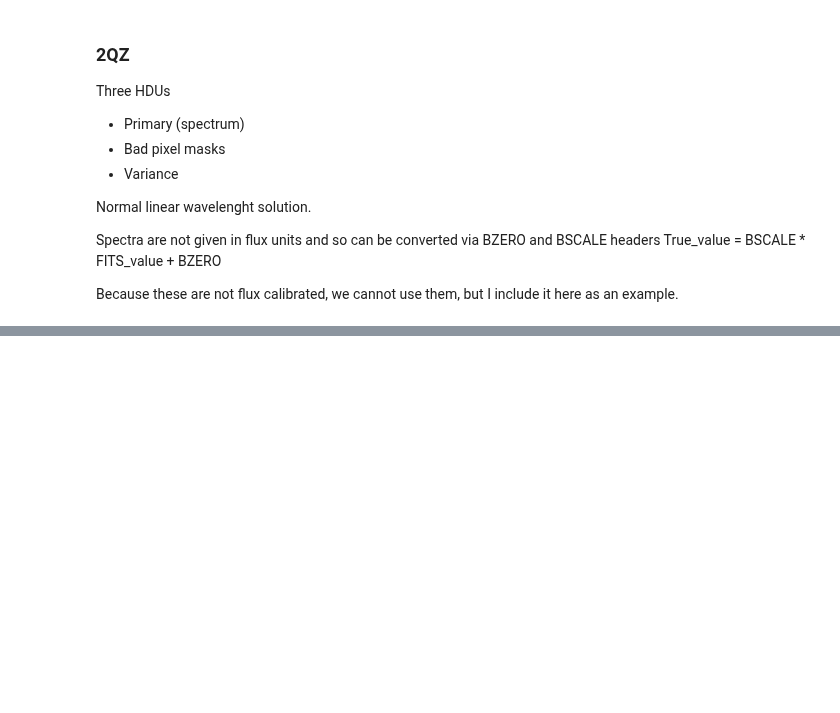
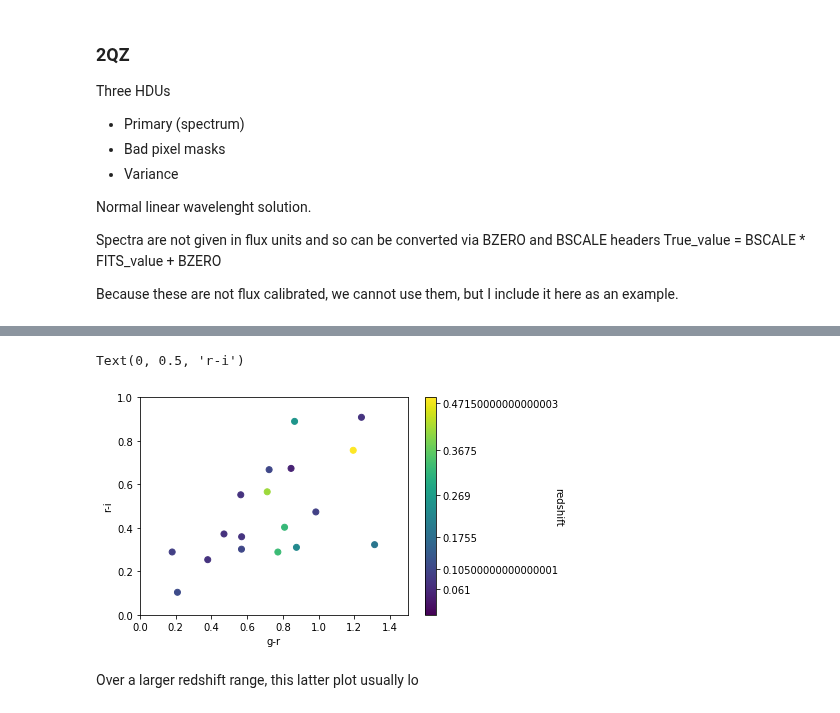
Before and after one commit to aimalz/recidivator, a Jupyter notebook: GAMA/spectra_exploration.ipynb, the cells around one changed output, grey strips where cells are left out. Drawn from its saved outputs; the diff is of its cells as text; code cells hidden in the pictures; blank space fills up the shorter version.

```diff
--- a/GAMA/spectra_exploration.ipynb
+++ b/GAMA/spectra_exploration.ipynb
@@ -625,9 +991,21 @@ plt.xlabel('redshift')
 # %%
 ## Color plot
 
-plt.plot(df20['Z'], df20['lsstg']- df20['lsstr'], 'o', alpha=0.5, label='g-r')
-plt.plot(df20['Z'], df20['lsstr']- df20['lssti'], 'o', alpha=0.5, label='r-i')
-plt.ylim(-1., 2)
-
-plt.legend()
-plt.xlabel('redshift')
+# plt.plot(df20['Z'], df20['lsstg']- df20['lsstr'], 'o', alpha=0.5, label='g-r')
+# plt.plot(df20['Z'], df20['lsstr']- df20['lssti'], 'o', alpha=0.5, label='r-i')
+# plt.ylim(-1., 2)
+fig, ax = plt.subplots()
+cax = plt.scatter(df20['lsstg']- df20['lsstr'], df20['lsstr']- df20['lssti'], c=df20['Z']/max(df20['Z']))
+plt.xlim(0., 1.5)
+plt.ylim(0., 1.)
+cbar = fig.colorbar(cax, ticks=z_bins/max(df20['Z']))
+cbar.ax.set_yticklabels(z_bins)
+cbar.set_label('redshift', rotation=270)
+# plt.legend()
+plt.xlabel('g-r')
+plt.ylabel('r-i')
+# %% [output]
+Text(0, 0.5, 'r-i')
+[figure, added]
+# %% [markdown]
+Over a larger redshift range, this latter plot usually lo
```
Also changed, not shown: parts of 56 cells of this notebook.
